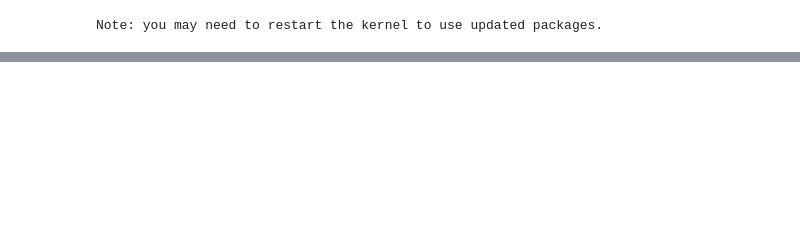
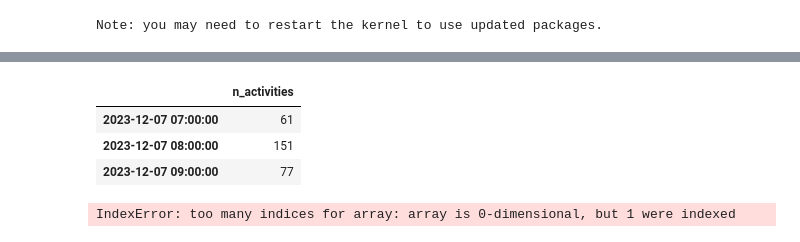
Before and after one commit to uhourri/GH-Bots-API, a Jupyter notebook: code/Events extraction using ARIMA.ipynb, the cells around one changed output, grey strips where cells are left out. Cells and saved outputs as stored; diff of their text form; code cells hidden in the pictures; blank space fills up the shorter version.

```diff
--- a/code/Events extraction using ARIMA.ipynb
+++ b/code/Events extraction using ARIMA.ipynb
@@ -105,8 +74,18 @@ plt.show()
+# %%
+temp
+# %% [output]
+|  | n_activities |
+| 2023-12-07 07:00:00 | 61 |
+| 2023-12-07 08:00:00 | 151 |
+| 2023-12-07 09:00:00 | 77 |
 # %%
 from statsmodels.tsa.arima.model import ARIMA
 
-model = ARIMA(temp['n_activities'], order=(11, 2, 4))
+if()
+model = ARIMA(temp['n_activities'], order=(p, 2, 4))
 results = model.fit()
+# %% [output]
+IndexError: too many indices for array: array is 0-dimensional, but 1 were indexed
 # %%
 forecast_steps = 1  # Adjust as needed
 forecast = results.get_forecast(steps=forecast_steps)
```
Also changed, not shown: parts of 16 cells of this notebook, 3 other files.
